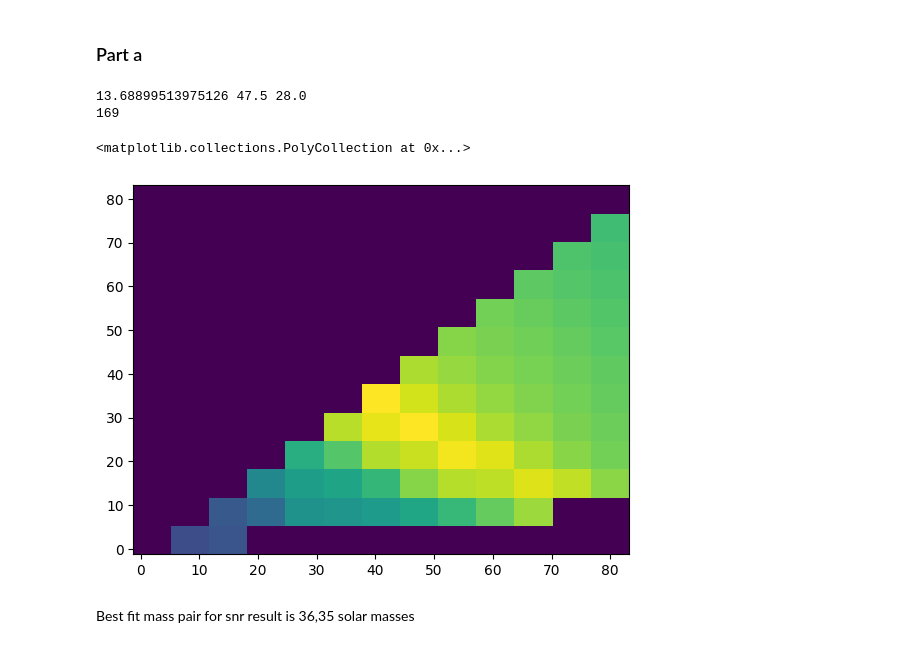
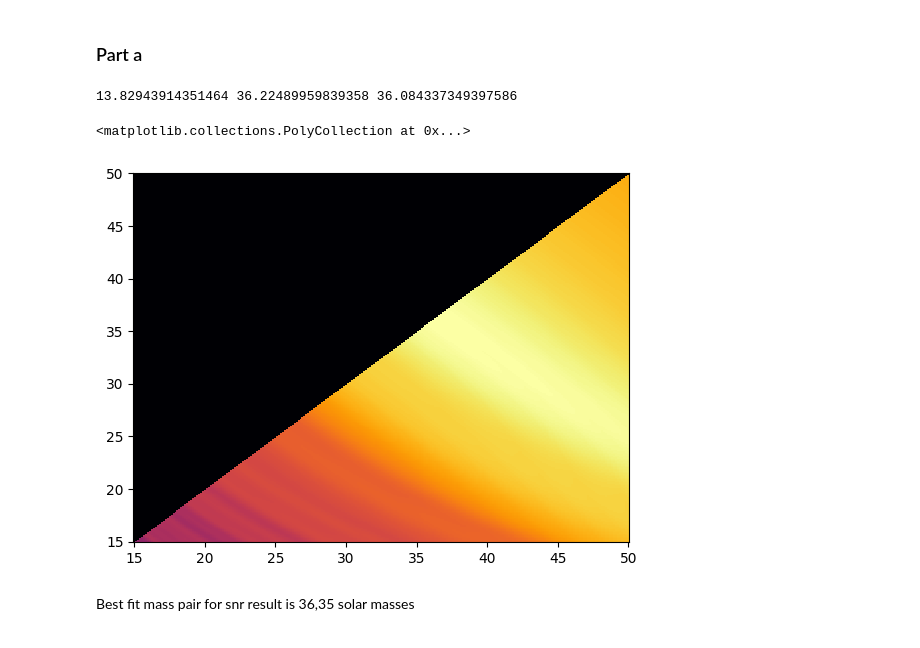
Before and after one commit to lewismcnish/Astronomy, a Jupyter notebook: Binary_Black_Holes/Binary.ipynb, the cells around one changed output. Cells and saved outputs as stored; diff of their text form; code cells hidden in the pictures.

Commit message:
finished task 2 a with colour plot

```diff
--- a/Binary_Black_Holes/Binary.ipynb
+++ b/Binary_Black_Holes/Binary.ipynb
@@ -104,39 +104,58 @@ plt.show()
 # %% [markdown]
 ### Part a
 # %%
-masses = np.linspace(2,80,13)
+# masses = np.linspace(2,80,13)
+# currentmax = 0
+# highest_snr = [[0 for x in range(13)] for y in range(13)]
+# mass1 = []
+# mass2 = []
+# allsnr = []
+
+# for m1 in masses:
+#     for m2 in masses:
+#         if m1>m2 and (m1/m2) < 8:
+#             t, template = gw.make_template(m1,m2,2048,8,inv_psd,400)
+#             snr_ts = gw.get_snr(strain, template, 2048)
+#             maxsnr = np.max(snr_ts)
+#             allsnr.append(maxsnr)
+#             if maxsnr > currentmax:
+#                 currentmax = maxsnr
+#                 M1 = m1
+#                 M2 = m2
+#         else:
+#             allsnr.append(0)
+# print(currentmax, M1, M2)
+
+# reshaped = (np.reshape(allsnr, (13,13)).T)
+# plt.pcolor(masses, masses, reshaped)
+
+allsnr2 = []
 currentmax = 0
-highest_snr = [[0 for x in range(13)] for y in range(13)]
-mass1 = []
-mass2 = []
-allsnr = []
-
-for m1 in masses:
-    for m2 in masses:
+masses2 = np.linspace(15,50,250)
+maxsnr = []
+for m1 in masses2:
+    for m2 in masses2:
         if m1>m2 and (m1/m2) < 8:
             t, template = gw.make_template(m1,m2,2048,8,inv_psd,400)
             snr_ts = gw.get_snr(strain, template, 2048)
             maxsnr = np.max(snr_ts)
-            allsnr.append(maxsnr)
+            allsnr2.append(maxsnr)
             if maxsnr > currentmax:
                 currentmax = maxsnr
                 M1 = m1
                 M2 = m2
         else:
-            allsnr.append(0)
+            allsnr2.append(0)
 print(currentmax, M1, M2)
 
 
 
-
-
-reshaped = (np.reshape(allsnr, (13,13)).T)
-plt.pcolor(masses, masses, reshaped)
+reshaped = (np.reshape(allsnr2, (250,250)).T)
+plt.pcolor(masses2, masses2, reshaped, cmap='inferno')
 # %% [output]
-13.68899513975126 47.5 28.0
-169
+13.82943914351464 36.22489959839358 36.084337349397586
 <matplotlib.collections.PolyCollection at 0x...>
-[figure, old version]
+[figure, new version]
 # %% [markdown]
 Best fit mass pair for snr result is 36,35 solar masses
 # %% [markdown]
```
